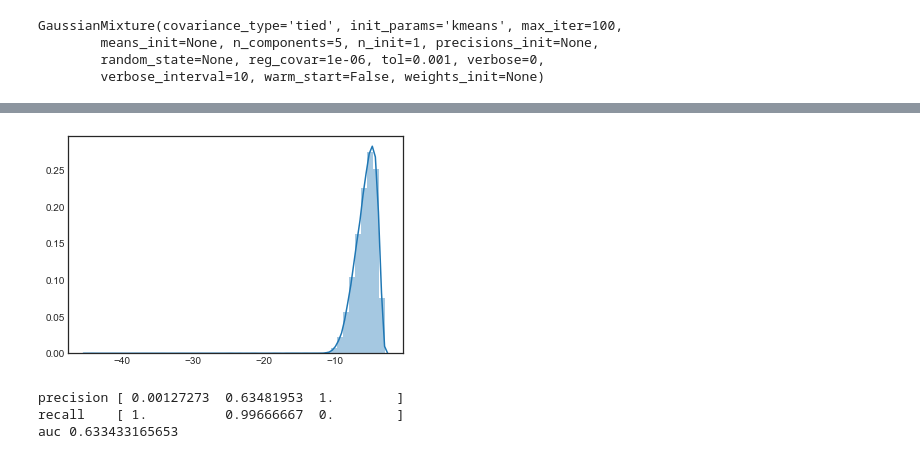
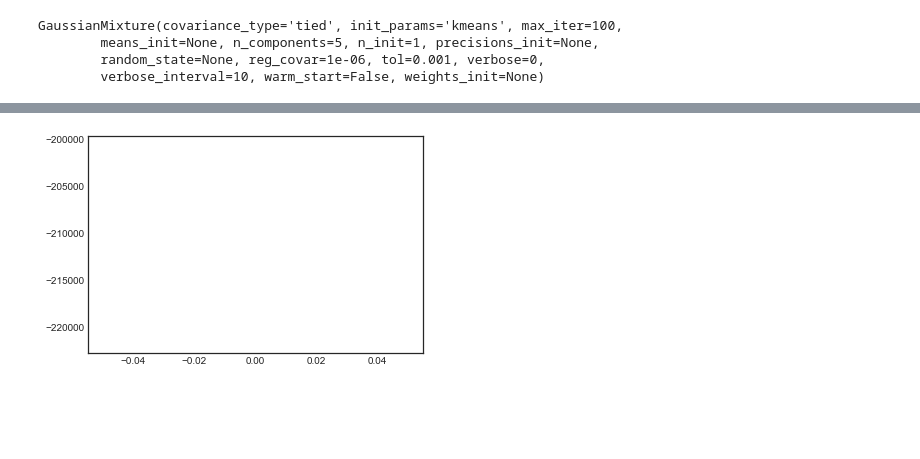
Before and after one commit to NekuSakuraba/machine-learning, a Jupyter notebook: projects/capstone/project/Project Development.ipynb, the cells around one changed output, grey strips where cells are left out. Saved outputs shown, nothing was run; the diff lists cells and outputs as text; code cells hidden in the pictures; blank space fills up the shorter version.

```diff
--- a/projects/capstone/project/Project Development.ipynb
+++ b/projects/capstone/project/Project Development.ipynb
@@ -629,8 +879,13 @@ auc 0.601700224953
 # %%
 t_clf = MultivariateTMixture(n_components=2)
 t_clf.fit(X_resampled)
 
 l = []
-for i in range(2):
+for i in range(1):
     t_clf.iterate(X_resampled)
     l.append(t_clf.log_likelihood(X_resampled))
+
+plt.plot(range(len(l)), l)
+plt.show()
+# %% [output]
+[figure, added]
@@ -640,18 +891,0 @@ y_score = np.log(y_score)
-# %%
-sns.distplot(y_score)
-plt.show()
-# %% [output]
-[figure, removed]
-# %%
-y_pred = [1 if y_ < -12.05 else 0 for y_ in y_score]
-
-precision, recall, _ = precision_recall_curve(y_pred, y_true)
-auc = average_precision_score(y_true=y_true, y_score=y_pred)
-
-print 'precision %s' % precision
-print 'recall    %s' % recall
-print 'auc %s' % auc
-# %% [output]
-precision [ 0.00127273  0.63481953  1.        ]
-recall    [ 1.          0.99666667  0.        ]
-auc 0.633433165653
```
Also changed, not shown: parts of 57 cells of this notebook.
